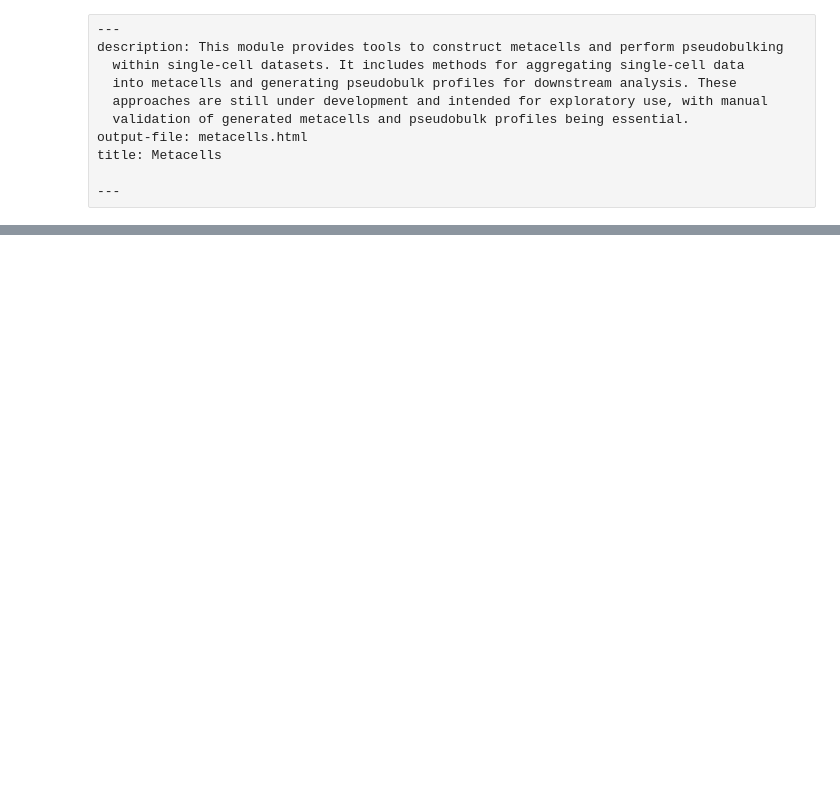
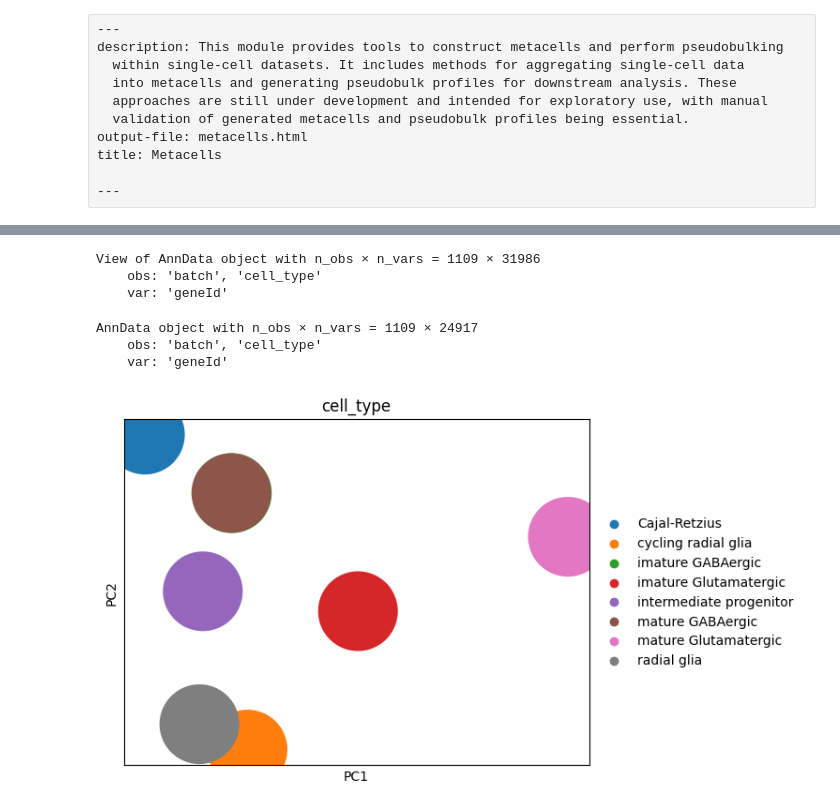
Before and after one commit to cobioda/allos, a Jupyter notebook: _proc/009_metacells.ipynb, the cells around one changed output, grey strips where cells are left out. Cells and saved outputs as stored; diff of their text form; code cells hidden in the pictures; blank space fills up the shorter version.

Commit message:
Added more examples to index and addded tests for pseudobulking functionality.A primitive metacells implimentation using Knn bagging is also added in metacells

```diff
--- a/_proc/009_metacells.ipynb
+++ b/_proc/009_metacells.ipynb
@@ -163,0 +109,2 @@ def run_metacell_pipeline(adata: sc.AnnData,
+# %%
+mouse_data = pp.process_mouse_data()
@@ -163,0 +124,22 @@ def run_metacell_pipeline(adata: sc.AnnData,
+# %%
+mouse_data
+# %% [output]
+View of AnnData object with n_obs × n_vars = 1109 × 31986
+    obs: 'batch', 'cell_type'
+    var: 'geneId'
+# %%
+mouse_data = pp.filter_transcripts_by_abundance(mouse_data, threshold_pct = 2)
+# %%
+mouse_data
+# %% [output]
+AnnData object with n_obs × n_vars = 1109 × 24917
+    obs: 'batch', 'cell_type'
+    var: 'geneId'
+# %%
+psuedobulk = create_pseudobulk_samples(mouse_data, cell_type_column='cell_type', donor_column=None)
+sc.tl.pca(psuedobulk)
+# Ensure that the 'cell_type' metadata is treated as a categorical variable to avoid the unary '-' TypeError
+psuedobulk.obs['cell_type'] = psuedobulk.obs['cell_type'].astype('category')
+sc.pl.pca(psuedobulk, color='cell_type')
+# %% [output]
+[figure, added]
```
Also changed, not shown: parts of 17 cells of this notebook, 40 other files.
